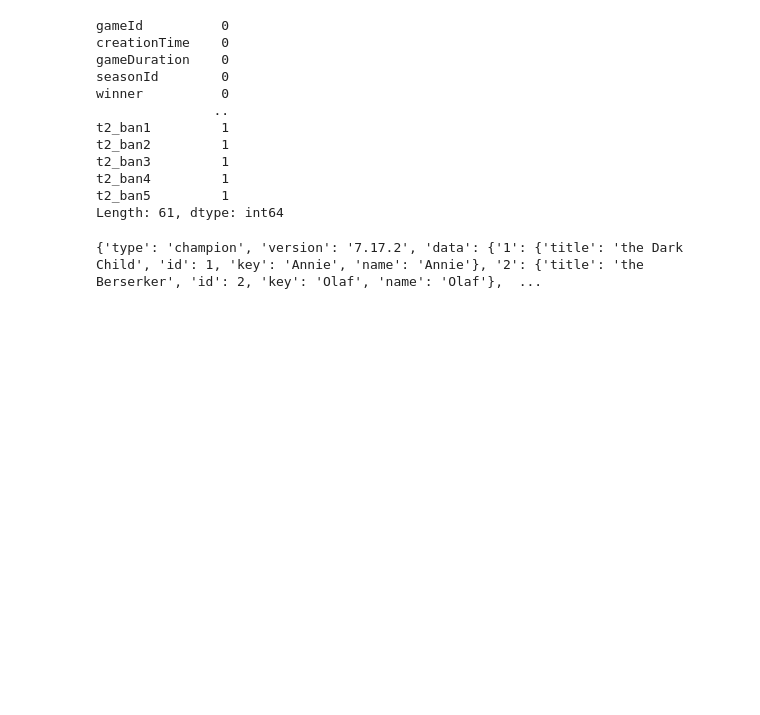
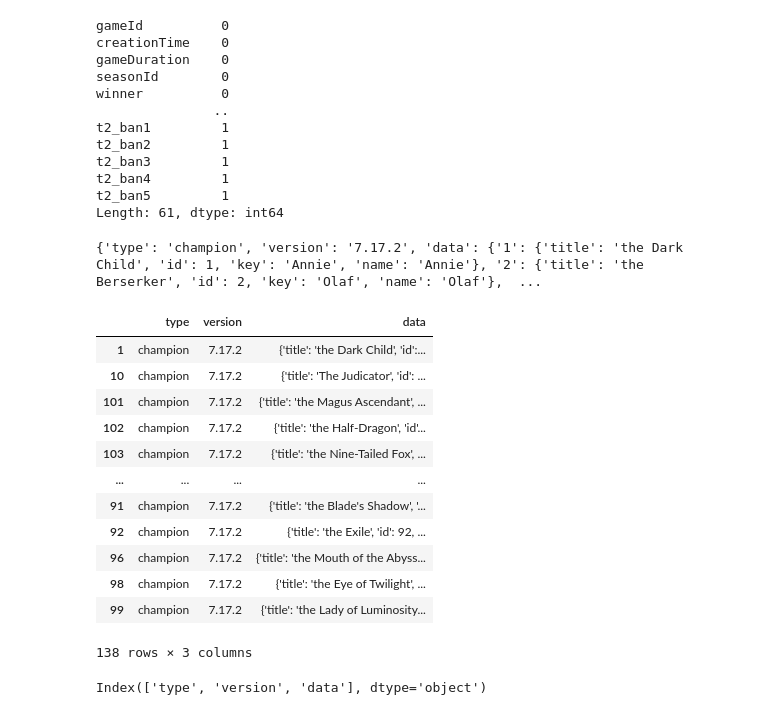
Before and after one commit to El-Wally/Leagueoflegends-Analysis, a Jupyter notebook: lol_analysis.ipynb, the cells around one changed output. Drawn from its saved outputs; the diff is of its cells as text; code cells hidden in the pictures; blank space fills up the shorter version.

```diff
--- a/lol_analysis.ipynb
+++ b/lol_analysis.ipynb
@@ -62,3 +62,26 @@ print(data)
 f.close()
 # %% [output]
 {'type': 'champion', 'version': '7.17.2', 'data': {'1': {'title': 'the Dark Child', 'id': 1, 'key': 'Annie', 'name': 'Annie'}, '2': {'title': 'the Berserker', 'id': 2, 'key': 'Olaf', 'name': 'Olaf'},  ...
+# %%
+# Opening JSON file
+
+df2 = pd.read_json('/root/Dataset/champion_info.json', orient='records')
+df2
+# %% [output]
+|  | type | version | data |
+| 1 | champion | 7.17.2 | {'title': 'the Dark Child', 'id':... |
+| 10 | champion | 7.17.2 | {'title': 'The Judicator', 'id': ... |
+| 101 | champion | 7.17.2 | {'title': 'the Magus Ascendant', ... |
+| 102 | champion | 7.17.2 | {'title': 'the Half-Dragon', 'id'... |
+| 103 | champion | 7.17.2 | {'title': 'the Nine-Tailed Fox', ... |
+| ... | ... | ... | ... |
+| 91 | champion | 7.17.2 | {'title': 'the Blade's Shadow', '... |
+| 92 | champion | 7.17.2 | {'title': 'the Exile', 'id': 92, ... |
+| 96 | champion | 7.17.2 | {'title': 'the Mouth of the Abyss... |
+| 98 | champion | 7.17.2 | {'title': 'the Eye of Twilight', ... |
+| 99 | champion | 7.17.2 | {'title': 'the Lady of Luminosity... |
+138 rows × 3 columns
+# %%
+df2.columns
+# %% [output]
+Index(['type', 'version', 'data'], dtype='object')
```
Also changed, not shown: parts of 3 cells of this notebook.
